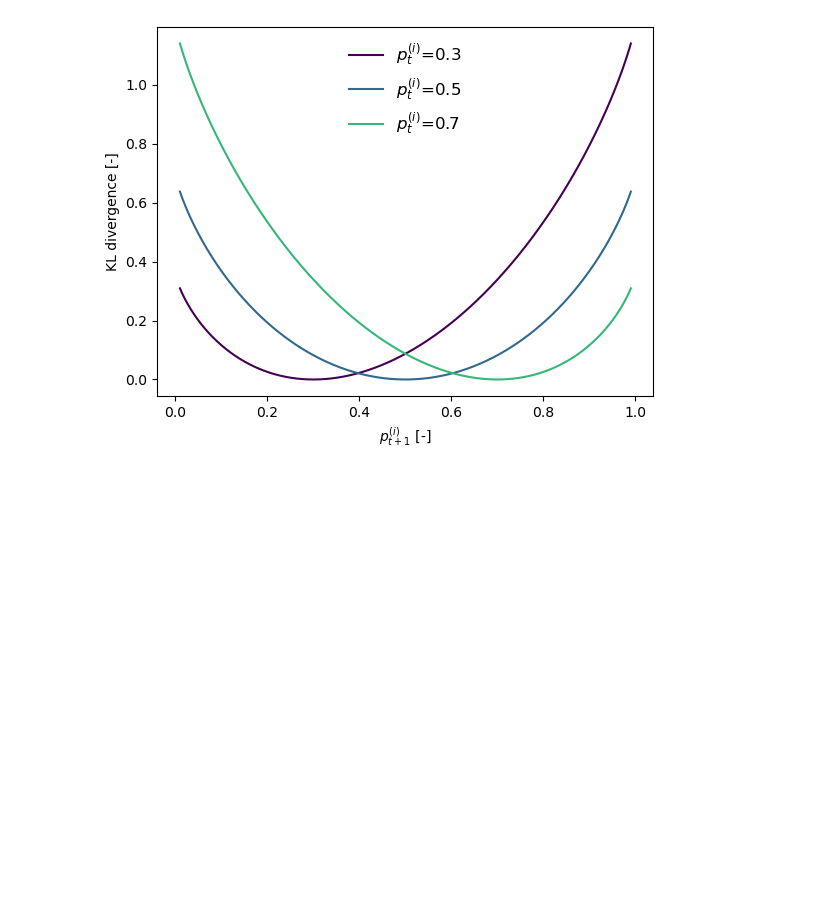
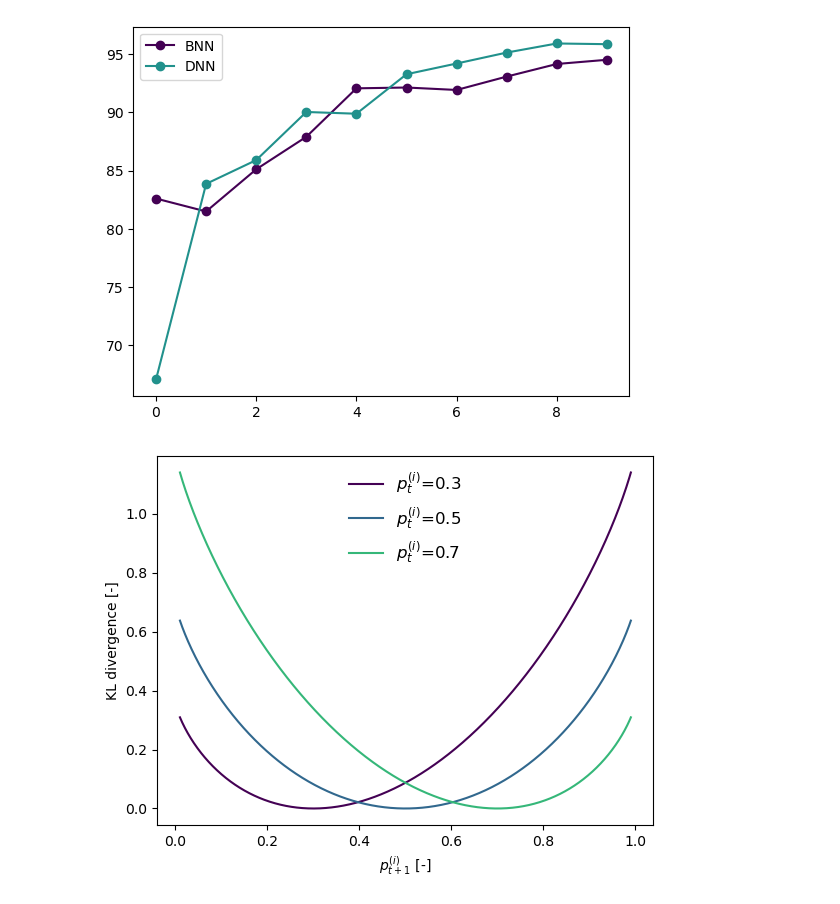
Before and after one commit to kellian-cottart/binarized-neural-networks, a Jupyter notebook: paper-figures.ipynb, the cells around one changed output. Cells and saved outputs as stored; diff of their text form; code cells hidden in the pictures; blank space fills up the shorter version.

```diff
--- a/paper-figures.ipynb
+++ b/paper-figures.ipynb
@@ -3,6 +3,31 @@ from utils.visual import *
 import torch
 import matplotlib.pyplot as plt
 import os
+# %%
+data = [
+    "./saved_deep_models/2024-06-18-17h46:19-BHUparallel-BS128-512-PermutedMNIST-signelephant-v1/params-network-0/accuracy.pt",
+    "./saved_deep_models/2024-06-18-15h37:48-BHUparallel-BS128-512-512-PermutedMNIST-signelephant-v1/params-network-0/accuracy.pt"
+]
+
+means = []
+stds = []
+for d in data:
+    accuracy = [torch.load(d)]
+    mean, std = get_mean_std_accuracies(accuracy, t_start=1, t_end=10)
+    means.append(mean)
+    stds.append(std)
+fig, ax = plt.subplots()
+
+
+palette = plt.get_cmap('viridis', len(means)+1)
+for i, (mean, std) in enumerate(zip(means, stds)):
+    ax.plot(mean, zorder=3, marker='o', color=palette(i), label="BNN" if i == 0 else "DNN")
+    ax.fill_between(range(len(mean)), mean-std, mean+std, alpha=0.3)
+
+plt.legend()
+plt.show()
+# %% [output]
+[figure, added]
 # %%
 p2 = torch.tensor([0.3, 0.5, 0.7])
 p1 = torch.linspace(0.01, 0.99, 1000)
```
Also changed, not shown: 13 other files.
